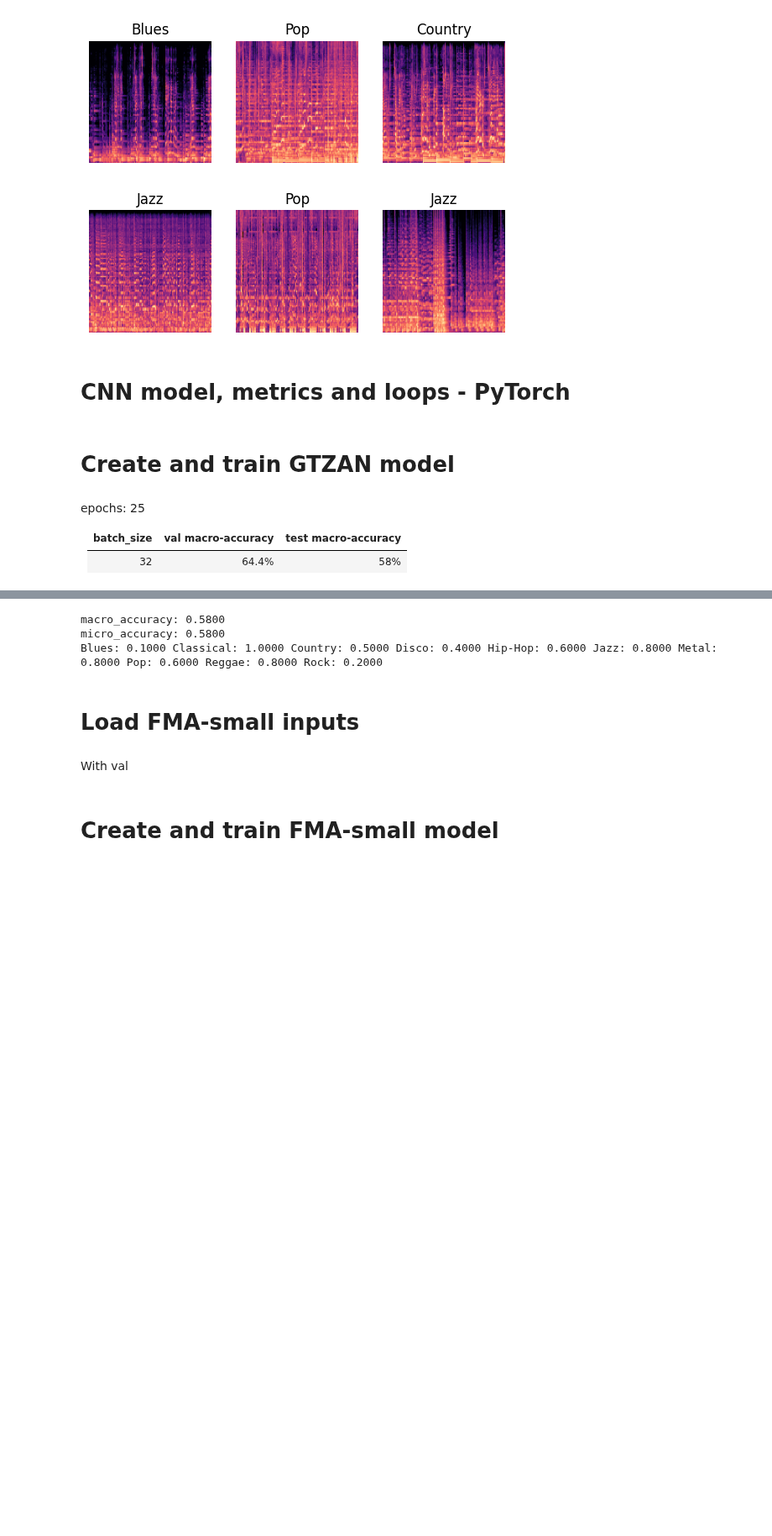
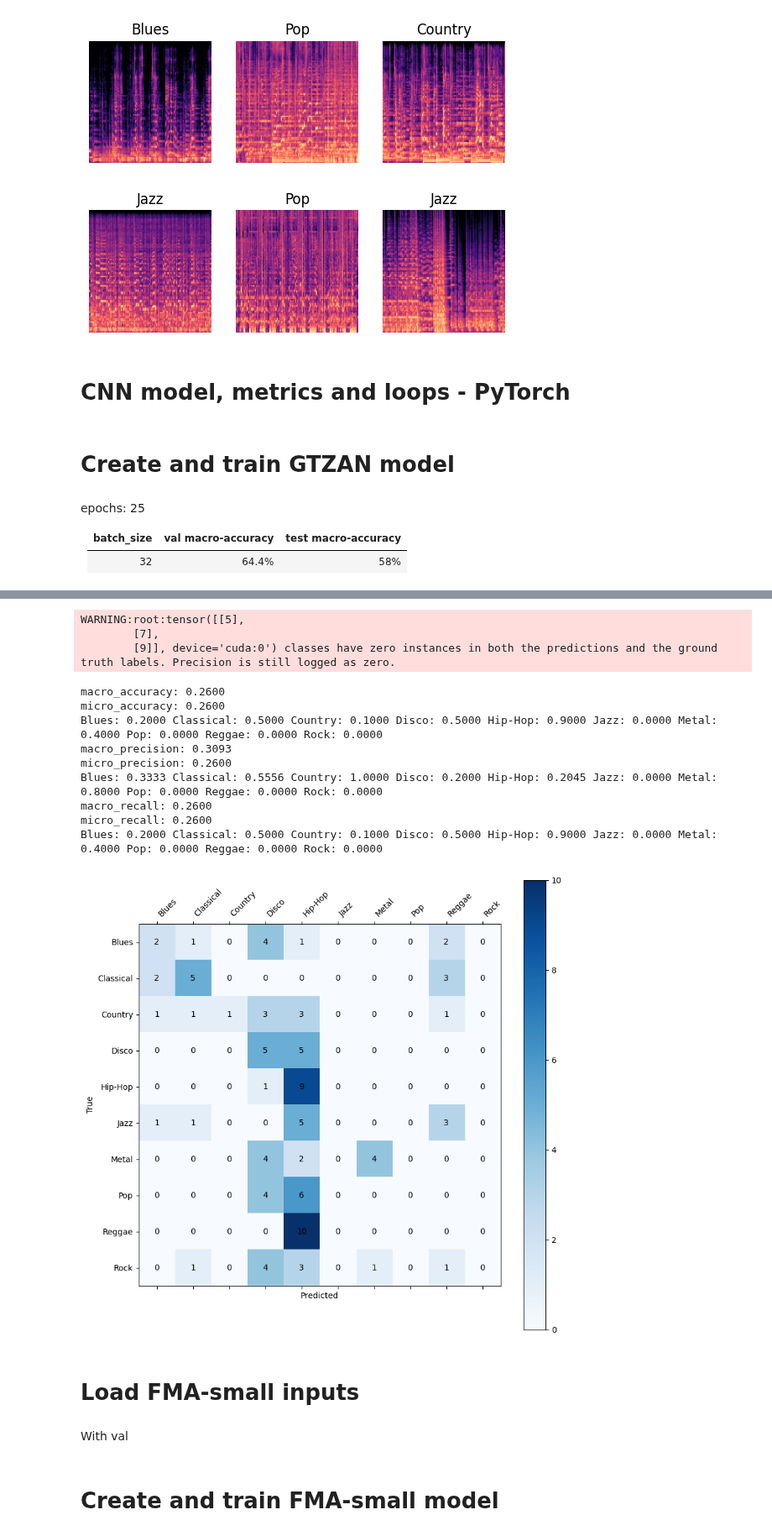
Before and after one commit to kadamczak/metric_analysis, a Jupyter notebook: src/tests.ipynb, the cells around one changed output, grey strips where cells are left out. Shown at 84% size. Cells and saved outputs as stored; diff of their text form; code cells hidden in the pictures; blank space fills up the shorter version.

Commit message:
Add confusion matrix to tests

```diff
--- a/src/tests.ipynb
+++ b/src/tests.ipynb
@@ -253,6 +254,8 @@ class CNN(nn.Module):
 
         return x
 # %%
+# metrics calculated and displayed every epoch on val loop
+# can be used on test loop
 def create_multiclass_metrics(num_classes):
     return { "macro_accuracy": MulticlassAccuracy(device=device, average='macro', num_classes=num_classes),
              "micro_accuracy": MulticlassAccuracy(device=device, average='micro'),
@@ -260,13 +263,38 @@ def create_multiclass_metrics(num_classes):
 
              "macro_precision": MulticlassPrecision(device=device, average='macro', num_classes=num_classes),
              "micro_precision": MulticlassPrecision(device=device, average='micro'),
-             #"precision_per_class": MulticlassPrecision(device=device, average=None, num_classes=num_classes),
+             "precision_per_class": MulticlassPrecision(device=device, average=None, num_classes=num_classes),
 
              "macro_recall": MulticlassRecall(device=device, average='macro', num_classes=num_classes),
              "micro_recall": MulticlassRecall(device=device, average='micro'),
-             "recall_per_class": MulticlassRecall(device=device, average=None, num_classes=num_classes), }
+             "recall_per_class": MulticlassRecall(device=device, average=None, num_classes=num_classes),
+            }
 
-             #"confusion_matrix": MulticlassConfusionMatrix(device=device, num_classes=num_classes) }
+# additional metrics to use during testing
+def create_post_loop_multiclass_metrics(num_classes):
+    return { "confusion_matrix": MulticlassConfusionMatrix(device=device, num_classes=num_classes),
+           }
+# %%
+import numpy as np
+
+def draw_confusion_matrix(multiclass_confusion_matrix, class_names):
+    multiclass_confusion_matrix = np.array(multiclass_confusion_matrix)  # Convert to NumPy array
+    fig, ax = plt.subplots(figsize=(10, 10))
+    cax = ax.matshow(multiclass_confusion_matrix, cmap=plt.cm.Blues)
+    fig.colorbar(cax)
+
+    ax.set_xticks(np.arange(len(class_names)))
+    ax.set_yticks(np.arange(len(class_names)))
+    ax.set_xticklabels(class_names, rotation=45, ha='left')
+    ax.set_yticklabels(class_names)
+
+    for i in range(len(class_names)):
+        for j in range(len(class_names)):
+            ax.text(j, i, int(multiclass_confusion_matrix[i, j]), ha='center', va='center', color='black')
+
+    plt.xlabel('Predicted')
+    plt.ylabel('True')
+    plt.show()
 # %%
 def reset_metrics(metrics):
     [metric.reset() for metric in metrics.values()]
@@ -281,10 +309,12 @@ def print_metrics(metrics, class_names):
     for name, metric in metrics.items():
         value = metric.tolist()
 
-        if isinstance(value, list):  # one number result for each class
+        if (name == 'confusion_matrix'):
+            draw_confusion_matrix(value, class_names)
+        elif isinstance(value, list):  # one number result for each class
             [print(f"{class_names[i]}: {value[i]:.4f}", end=" ") for i in range(len(value))]
             print()
-        else:                        # one number result for all classes
+        else:                          # one number result for all classes
             print(f"{name}: {value:.4f}")
 # %%
 # Test loop
@@ -352,3 +388,3 @@ epochs: 25
 # %%
-training_loop(model_gtzan, 25, gtzan_multiclass_metrics, gtzan_classes, gtzan_train_dl, gtzan_val_dl)
+training_loop(model_gtzan, 2, gtzan_multiclass_metrics, gtzan_classes, gtzan_train_dl, gtzan_val_dl)
 # %% [output]
@@ -373,6 +422,18 @@ KeyboardInterrupt:
-# %%
-test_loop(model_gtzan, gtzan_multiclass_metrics, gtzan_classes, gtzan_test_dl)
-# %% [output]
-macro_accuracy: 0.5800
-micro_accuracy: 0.5800
-Blues: 0.1000 Classical: 1.0000 Country: 0.5000 Disco: 0.4000 Hip-Hop: 0.6000 Jazz: 0.8000 Metal: 0.8000 Pop: 0.6000 Reggae: 0.8000 Rock: 0.2000
+# %%
+additional_metrics = create_post_loop_multiclass_metrics(num_classes=len(gtzan_classes))
+merged_metrics = {**gtzan_multiclass_metrics, **additional_metrics}
+results = test_loop(model_gtzan, merged_metrics, gtzan_classes, gtzan_test_dl)
+# %% [output]
+WARNING:root:tensor([[5],
+        [7],
+        [9]], device='cuda:0') classes have zero instances in both the predictions and the ground truth labels. Precision is still logged as zero.
+macro_accuracy: 0.2600
+micro_accuracy: 0.2600
+Blues: 0.2000 Classical: 0.5000 Country: 0.1000 Disco: 0.5000 Hip-Hop: 0.9000 Jazz: 0.0000 Metal: 0.4000 Pop: 0.0000 Reggae: 0.0000 Rock: 0.0000
+macro_precision: 0.3093
+micro_precision: 0.2600
+Blues: 0.3333 Classical: 0.5556 Country: 1.0000 Disco: 0.2000 Hip-Hop: 0.2045 Jazz: 0.0000 Metal: 0.8000 Pop: 0.0000 Reggae: 0.0000 Rock: 0.0000
+macro_recall: 0.2600
+micro_recall: 0.2600
+Blues: 0.2000 Classical: 0.5000 Country: 0.1000 Disco: 0.5000 Hip-Hop: 0.9000 Jazz: 0.0000 Metal: 0.4000 Pop: 0.0000 Reggae: 0.0000 Rock: 0.0000
+[figure, added]
```
Also changed, not shown: parts of 4 cells of this notebook.
